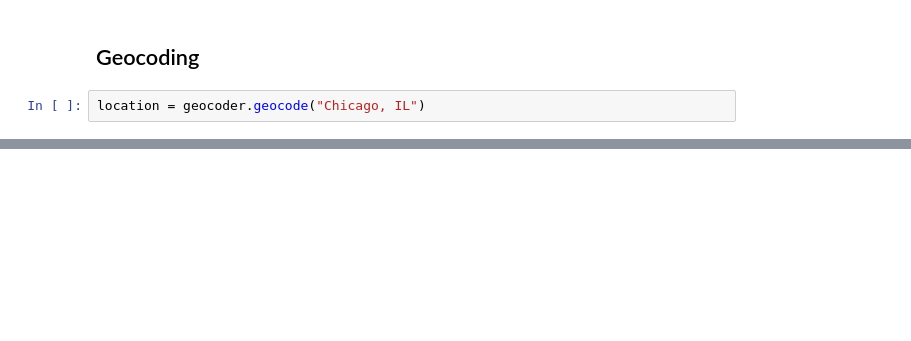
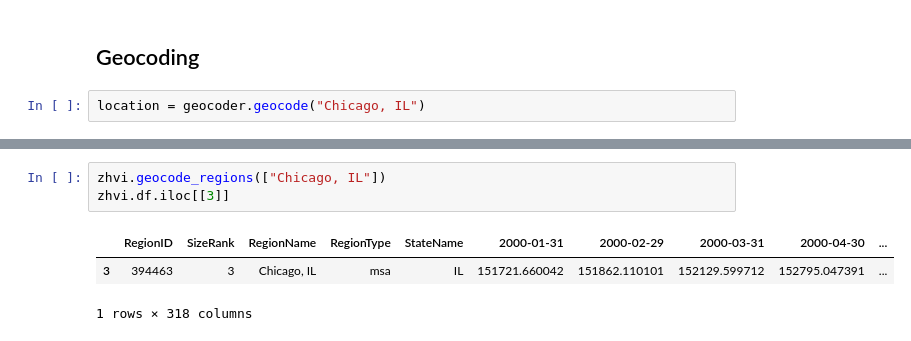
Before and after one commit to csclev/climate-exposure, a Jupyter notebook: notebooks/Process Zillow Home Value Index.ipynb, the cells around one changed output, grey strips where cells are left out. Saved outputs shown, nothing was run; the diff lists cells and outputs as text; blank space fills up the shorter version.

```diff
--- a/notebooks/Process Zillow Home Value Index.ipynb
+++ b/notebooks/Process Zillow Home Value Index.ipynb
@@ -221,0 +270,7 @@ pd.read_csv(cache_file)
+# %%
+zhvi.geocode_regions(["Chicago, IL"])
+zhvi.df.iloc[[3]]
+# %% [output]
+|  | RegionID | SizeRank | RegionName | RegionType | StateName | 2000-01-31 | 2000-02-29 | 2000-03-31 | 2000-04-30 | ... |
+| 3 | 394463 | 3 | Chicago, IL | msa | IL | 151721.660042 | 151862.110101 | 152129.599712 | 152795.047391 | ... |
+1 rows × 318 columns
```
Also changed, not shown: parts of 6 cells of this notebook.
